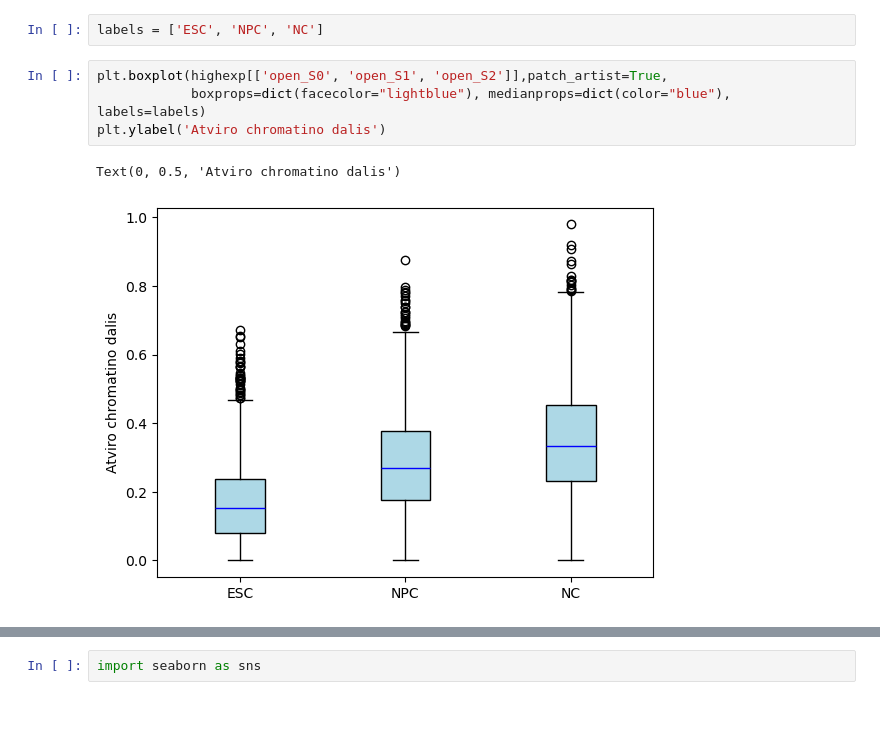
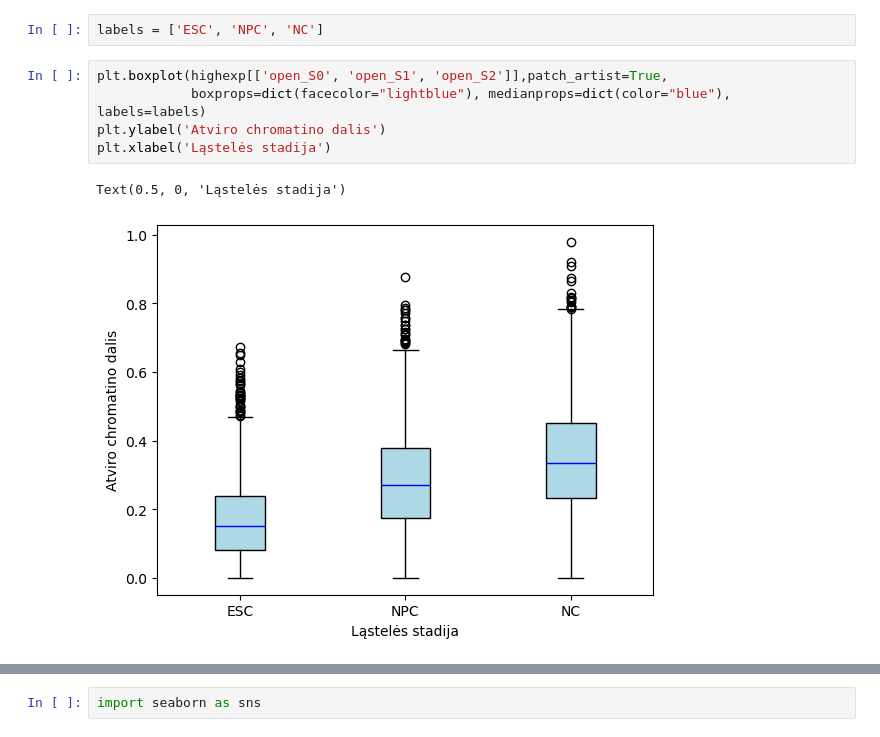
Before and after one commit to lu-kup/bio-baigiamasis, a Jupyter notebook: scripts/gene_analysis.ipynb, the cells around one changed output, grey strips where cells are left out. Drawn from its saved outputs; the diff is of its cells as text; blank space fills up the shorter version.

```diff
--- a/scripts/gene_analysis.ipynb
+++ b/scripts/gene_analysis.ipynb
@@ -730,10 +730,11 @@ labels = ['ESC', 'NPC', 'NC']
 # %%
 plt.boxplot(highexp[['open_S0', 'open_S1', 'open_S2']],patch_artist=True,
             boxprops=dict(facecolor="lightblue"), medianprops=dict(color="blue"), labels=labels)
 plt.ylabel('Atviro chromatino dalis')
+plt.xlabel('Ląstelės stadija')
 # %% [output]
-Text(0, 0.5, 'Atviro chromatino dalis')
+Text(0.5, 0, 'Ląstelės stadija')
-[figure, old version]
+[figure, new version]
 # %%
 plt.boxplot(lowexp[['open_S0', 'open_S1', 'open_S2']],patch_artist=True,
             boxprops=dict(facecolor="lightblue"), medianprops=dict(color="blue"), labels=labels)
```
Also changed, not shown: parts of 3 cells of this notebook.
